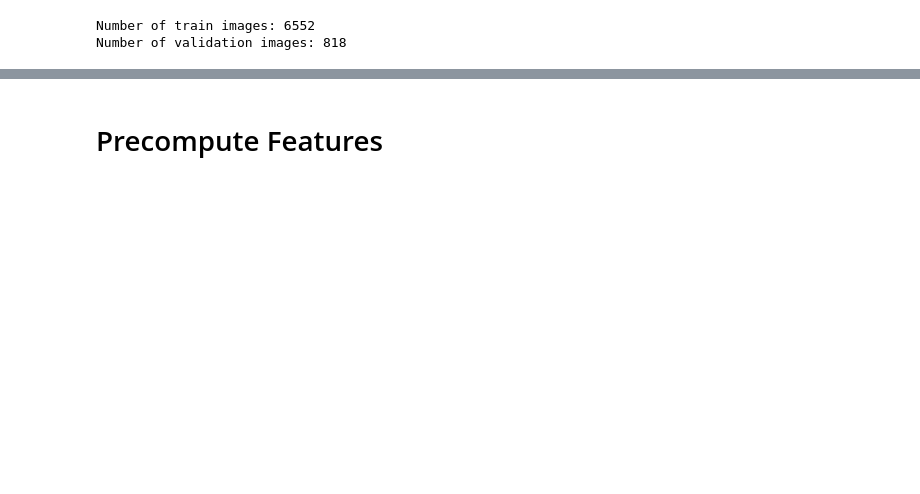
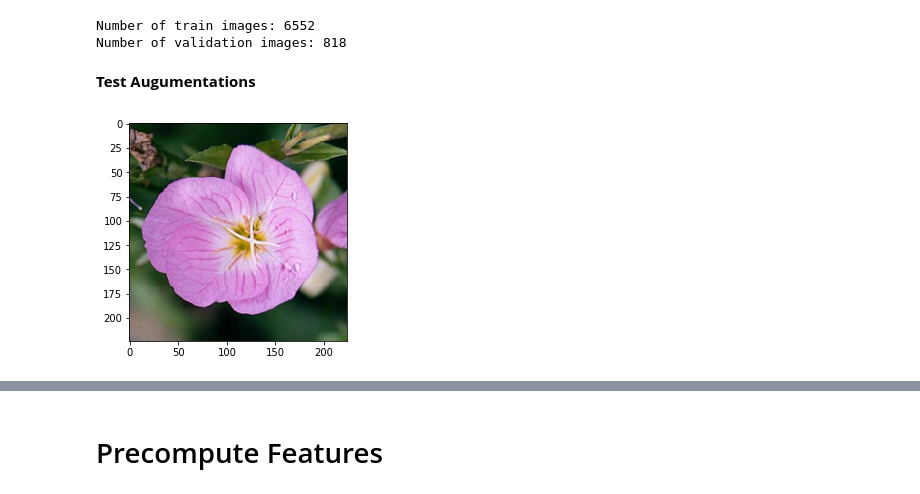
Before and after one commit to marcinbogdanski/ai-sketchpad, a Jupyter notebook: PyTorchNN/1450_DenseNet121_Transfer_2.ipynb, the cells around one changed output, grey strips where cells are left out. Saved outputs shown, nothing was run; the diff lists cells and outputs as text; code cells hidden in the pictures; blank space fills up the shorter version.

```diff
--- a/PyTorchNN/1450_DenseNet121_Transfer_2.ipynb
+++ b/PyTorchNN/1450_DenseNet121_Transfer_2.ipynb
@@ -13,15 +13,18 @@ device = torch.device("cuda:0" if torch.cuda.is_available() else "cpu")
 # %%
 dataset_location = '/home/marcin/Datasets/udacity-challange-flower-data/flower_data/'
 # %%
-transforms_augmented = transforms.Compose([
-    transforms.RandomRotation(30),
-    transforms.RandomResizedCrop(224, scale=(0.08 , 1.0)),
+transformations = transforms.Compose([
+    transforms.Resize(256),
+    transforms.Pad(100, padding_mode='reflect'),
+    transforms.RandomRotation(45),
+    transforms.CenterCrop(256),
+    transforms.RandomResizedCrop(224, scale=(0.8 , 1.0)),
     transforms.RandomHorizontalFlip(),
     transforms.ToTensor(),
     transforms.Normalize([0.485, 0.456, 0.406],
                          [0.229, 0.224, 0.225])
 ])
-transforms_normal = transforms.Compose([
+transformations = transforms.Compose([
     transforms.Resize(256),
     transforms.CenterCrop(224),
     transforms.ToTensor(),
@@ -44,3 +47,17 @@ dataloader_train_normal = torch.utils.data.DataLoader(dataset_train_normal, batc
                                                      num_workers=6, pin_memory=True)
 dataloader_valid_normal = torch.utils.data.DataLoader(dataset_valid_normal, batch_size=16, shuffle=True,
                                                      num_workers=6, pin_memory=True)
+# %% [markdown]
+**Test Augumentations**
+# %%
+images, labels = iter(dataloader_train_normal).next()
+# %%
+def show_tensor(ax, img_tensor):
+    ttt = np.array(img_tensor.permute(2, 1, 0))
+    ttt = ttt * [0.229, 0.224, 0.225] + [0.485, 0.456, 0.406]  # undo normalization
+    ax.imshow( np.array(ttt*255, dtype=int) )
+
+fig, ax = plt.subplots()
+show_tensor(ax, images[0])
+# %% [output]
+[figure, added]
```
Also changed, not shown: parts of 6 cells of this notebook.
